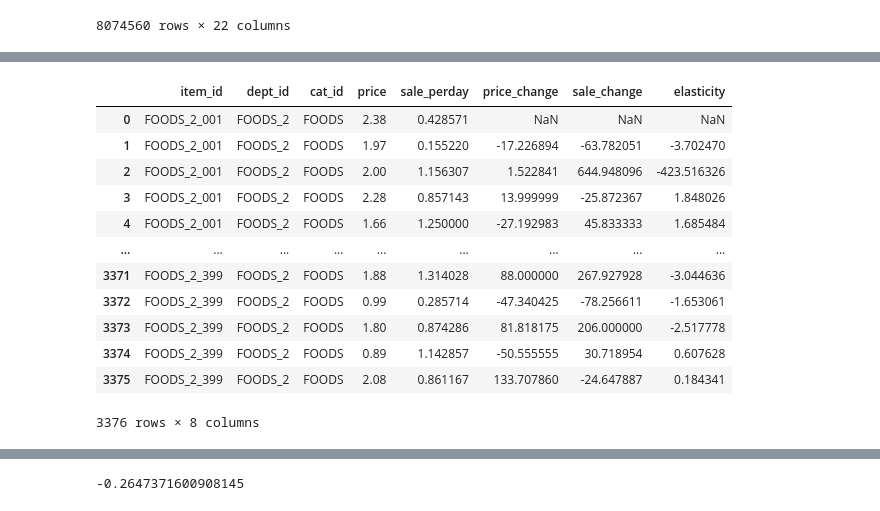
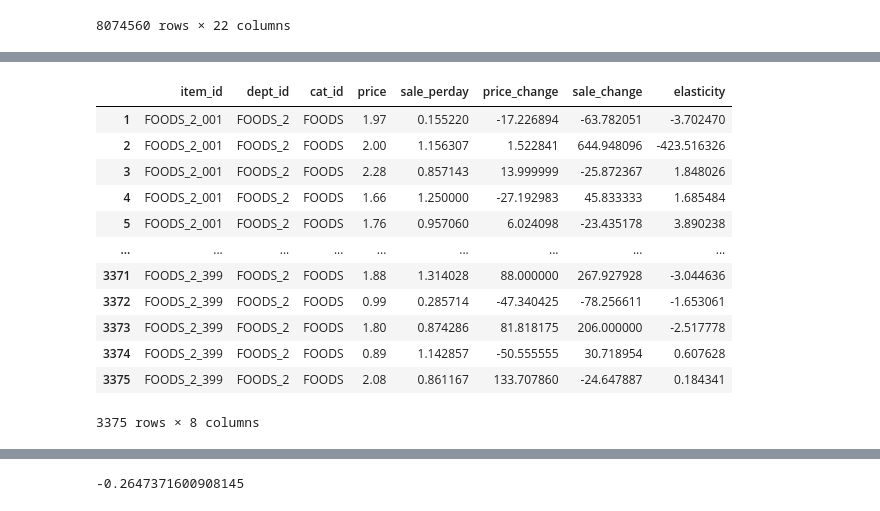
Before and after one commit to janiceivana/DS_05, a Jupyter notebook: New Data Analysis.ipynb, the cells around one changed output, grey strips where cells are left out. Drawn from its saved outputs; the diff is of its cells as text; code cells hidden in the pictures.

```diff
--- a/New Data Analysis.ipynb
+++ b/New Data Analysis.ipynb
@@ -1178,40 +1278,40 @@ f1_df
 # %%
 food_2=my_data[my_data['dept_id']=="FOODS_2"]
 
 f2_df = pd.DataFrame(columns=['item_id', 'dept_id','cat_id','price', 'sale_perday','price_change','sale_change','elasticity'])
 
 
 for item_id in food_2['item_id'].unique():
     entry_df = food_2[food_2['item_id'] == item_id]
     for sell_price in entry_df['sell_price'].unique():
         for dept_id in entry_df['dept_id'].unique():
             for cat_id in entry_df['cat_id'].unique():
 
                 item_df = entry_df[entry_df['sell_price'] == sell_price]
                 sale_perday = item_df['unit_sale'].mean()
 
 
                 food_2_df = pd.DataFrame({'item_id': [item_id], 'dept_id':[dept_id],'cat_id':[cat_id],'price': [sell_price], 'sale_perday': [sale_perday]})
                 food_2_df = food_2_df.dropna()
 
                 f2_df = f2_df.append(food_2_df, ignore_index=True)
 
                 f2_df['price_change'] = f2_df['price'].pct_change()*100
                 f2_df['sale_change'] = f2_df['sale_perday'].pct_change()*100
                 f2_df['elasticity'] = -f2_df['sale_change']/f2_df['price_change']
-
+f2_df=f2_df.dropna()
 f2_df
 # %% [output]
 |  | item_id | dept_id | cat_id | price | sale_perday | price_change | sale_change | elasticity |
-| 0 | FOODS_2_001 | FOODS_2 | FOODS | 2.38 | 0.428571 | NaN | NaN | NaN |
 | 1 | FOODS_2_001 | FOODS_2 | FOODS | 1.97 | 0.155220 | -17.226894 | -63.782051 | -3.702470 |
 | 2 | FOODS_2_001 | FOODS_2 | FOODS | 2.00 | 1.156307 | 1.522841 | 644.948096 | -423.516326 |
 | 3 | FOODS_2_001 | FOODS_2 | FOODS | 2.28 | 0.857143 | 13.999999 | -25.872367 | 1.848026 |
 | 4 | FOODS_2_001 | FOODS_2 | FOODS | 1.66 | 1.250000 | -27.192983 | 45.833333 | 1.685484 |
+| 5 | FOODS_2_001 | FOODS_2 | FOODS | 1.76 | 0.957060 | 6.024098 | -23.435178 | 3.890238 |
 | ... | ... | ... | ... | ... | ... | ... | ... | ... |
 | 3371 | FOODS_2_399 | FOODS_2 | FOODS | 1.88 | 1.314028 | 88.000000 | 267.927928 | -3.044636 |
 | 3372 | FOODS_2_399 | FOODS_2 | FOODS | 0.99 | 0.285714 | -47.340425 | -78.256611 | -1.653061 |
 | 3373 | FOODS_2_399 | FOODS_2 | FOODS | 1.80 | 0.874286 | 81.818175 | 206.000000 | -2.517778 |
 | 3374 | FOODS_2_399 | FOODS_2 | FOODS | 0.89 | 1.142857 | -50.555555 | 30.718954 | 0.607628 |
 | 3375 | FOODS_2_399 | FOODS_2 | FOODS | 2.08 | 0.861167 | 133.707860 | -24.647887 | 0.184341 |
-3376 rows × 8 columns
+3375 rows × 8 columns
```
Also changed, not shown: parts of 18 cells of this notebook.
